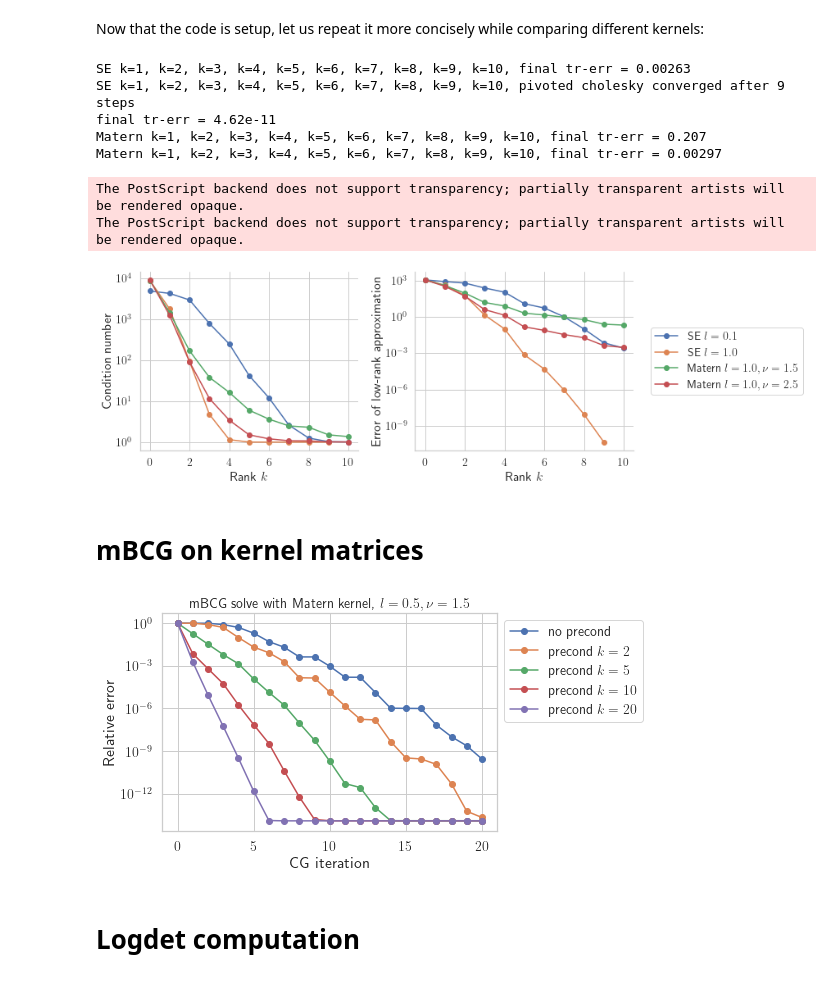
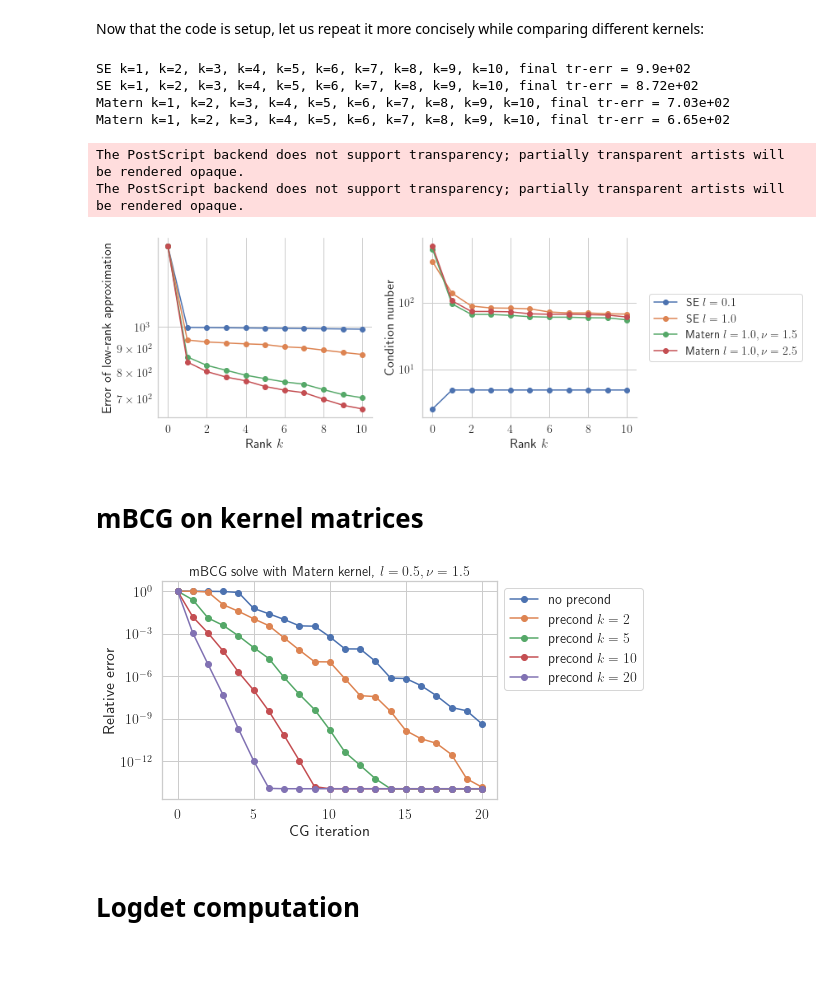
Before and after one commit to matthiaszeller/GP-linalg, a Jupyter notebook: tutorial/Numerical experiments.ipynb, the cells around one changed output. Drawn from its saved outputs; the diff is of its cells as text; code cells hidden in the pictures.

```diff
--- a/tutorial/Numerical experiments.ipynb
+++ b/tutorial/Numerical experiments.ipynb
@@ -44,15 +54,16 @@ nodes = torch.linspace(-1, 1, n)
 # Number of prior functions tu sample
 N = 5
 
-_, ax = plt.subplots(1, len(kernels), figsize=(len(kernels) * 3.5, 4), sharex=True, sharey=True)
+_, ax = plt.subplots(1, len(kernels), figsize=(len(kernels) * 4.5, 3), sharex=True, sharey=True)
 
 for i, (kernel, desc, params) in enumerate(kernels):
     # Compute kernel matrix
-    K = kernel(**params).compute(nodes)
+    K = kernel(nodes).compute_kernel(**params)
     # Sample from multivariate normal
     f = np.random.multivariate_normal(mean=np.zeros(n), cov=K, size=N)
     # Plot
     ax[i].plot(nodes, f.T)
+    ax[i].set_title(get_kernel_label(desc, params))
 
 plt.tight_layout()
 # %% [output]
@@ -93,7 +153,7 @@ n = 1000
 x = torch.linspace(0., 1., n)
 lengthscale = 2.0
 sigma2 = 0.5
-K = SquaredExponentialKernel(lengthscale).compute(x)
+K = SquaredExponentialKernel(x).compute_kernel(lengthscale=lengthscale)
 #K = MaternKernel(lengthscale, 1.5).compute(x)
 Khat = K + torch.eye(n) * sigma2
 # %%
@@ -157,10 +217,10 @@ sigma2 = 0.5
 # Kernels to compare
 kernels = [
     # | --- class object ---| |-- name -|  |-- parameters ----|
-    (SquaredExponentialKernel, 'SE',     {'length_scale': 0.1}),
-    (SquaredExponentialKernel, 'SE',     {'length_scale': 1.0}),
-    (MaternKernel,             'Matern', {'length_scale': 1.0, 'nu': 1.5}),
-    (MaternKernel,             'Matern', {'length_scale': 1.0, 'nu': 2.5})
+    (SquaredExponentialKernel, 'SE',     {'lengthscale': 0.1}),
+    (SquaredExponentialKernel, 'SE',     {'lengthscale': 1.0}),
+    (MaternKernel,             'Matern', {'lengthscale': 1.0, 'nu': 1.5}),
+    (MaternKernel,             'Matern', {'lengthscale': 1.0, 'nu': 2.5})
 ]
 
 cond_nums = []
@@ -168,14 +228,17 @@ trace_errors = []
 ks = []
 
 n = 1000
-x = torch.linspace(0, 1, n)
+d = 10
+x = torch.randn(n, d)
+x = (x - x.min(dim=0).values) / (x.max(dim=0).values - x.min(dim=0).values) * 2 - 1
+
 for i, (kernel, name, parameters) in enumerate(kernels):
     # Initialize
     cond_nums.append([])
     trace_errors.append([])
     ks.append([])
 
-    K = kernel(**parameters).compute(x)
+    K = kernel(x).compute_kernel(**parameters)
     Khat = K + torch.eye(n) * sigma2
     print(name, end=' ')
     for k in ks_explore:
@@ -203,36 +266,29 @@ for i, (kernel, name, parameters) in enumerate(kernels):
     ks[i] = list(range(0, len(cond_nums[i])))
     print(f'final tr-err = {trace_errors[i][-1]:.3}')
 # %% [output]
-SE k=1, k=2, k=3, k=4, k=5, k=6, k=7, k=8, k=9, k=10, final tr-err = 0.00263
-SE k=1, k=2, k=3, k=4, k=5, k=6, k=7, k=8, k=9, k=10, pivoted cholesky converged after 9 steps
-final tr-err = 4.62e-11
-Matern k=1, k=2, k=3, k=4, k=5, k=6, k=7, k=8, k=9, k=10, final tr-err = 0.207
-Matern k=1, k=2, k=3, k=4, k=5, k=6, k=7, k=8, k=9, k=10, final tr-err = 0.00297
+SE k=1, k=2, k=3, k=4, k=5, k=6, k=7, k=8, k=9, k=10, final tr-err = 9.9e+02
+SE k=1, k=2, k=3, k=4, k=5, k=6, k=7, k=8, k=9, k=10, final tr-err = 8.72e+02
+Matern k=1, k=2, k=3, k=4, k=5, k=6, k=7, k=8, k=9, k=10, final tr-err = 7.03e+02
+Matern k=1, k=2, k=3, k=4, k=5, k=6, k=7, k=8, k=9, k=10, final tr-err = 6.65e+02
 # %%
-# Parameter map
-param_map = {
-    'length_scale': 'l', 'nu': r'\nu'
-}
-
 _, ax = plt.subplots(1, 2, figsize=(13, 4), sharex=True)
 
 for i, (kernel, name, params) in enumerate(kernels):
-    label_params = ', '.join(f'{param_map[param]}={value}' for param, value in params.items())
-
-    ax[0].semilogy(ks[i], cond_nums[i], '-o', label=f'{name} ${label_params}$')
-    ax[1].semilogy(ks[i], trace_errors[i], '-o', label=f'{name} ${label_params}$')
+    label = get_kernel_label(name, params)
+    ax[1].semilogy(ks[i], cond_nums[i], '-o', label=label)
+    ax[0].semilogy(ks[i], trace_errors[i], '-o', label=label)
 
 # Aesthetics
 for a in ax: a.set_xlabel('Rank $k$')
-ax[0].set_ylabel('Condition number')
-ax[1].set_ylabel('Error of low-rank approximation')
+ax[1].set_ylabel('Condition number')
+ax[0].set_ylabel('Error of low-rank approximation')
 plt.legend(bbox_to_anchor=(1.8, .5), loc='center right')
 # Save figure
 process_figure('kernel_preconditionning')
 # %% [output]
 The PostScript backend does not support transparency; partially transparent artists will be rendered opaque.
 The PostScript backend does not support transparency; partially transparent artists will be rendered opaque.
-[figure, old version]
+[figure, new version]
 # %% [markdown]
 # mBCG on kernel matrices
 # %%
@@ -265,7 +321,7 @@ lengthscale = 0.5
 nu = 1.5
 
 grid = torch.linspace(0, 1, n)
-K = MaternKernel(length_scale=lengthscale, nu=nu).compute(grid)
+K = MaternKernel(grid).compute_kernel(lengthscale=lengthscale, nu=nu)
 Khat = K + torch.eye(n) * sigma2
 
 # Build the system Ax = b
@@ -294,7 +350,7 @@ plt.title(f'mBCG solve with Matern kernel, $l={lengthscale}, \\nu = {nu}$')
 #plt.title('mBCG solve of $\widehat K_' + '_{XX}' + f' x=b$ with Matern kernel, $l={lengthscale}$')
 plt.legend(bbox_to_anchor=(1,1));
 # %% [output]
-[figure, old version]
+[figure, new version]
 # %% [markdown]
 # Logdet computation
 # %%
```
Also changed, not shown: parts of 63 cells of this notebook, 1 other file.
